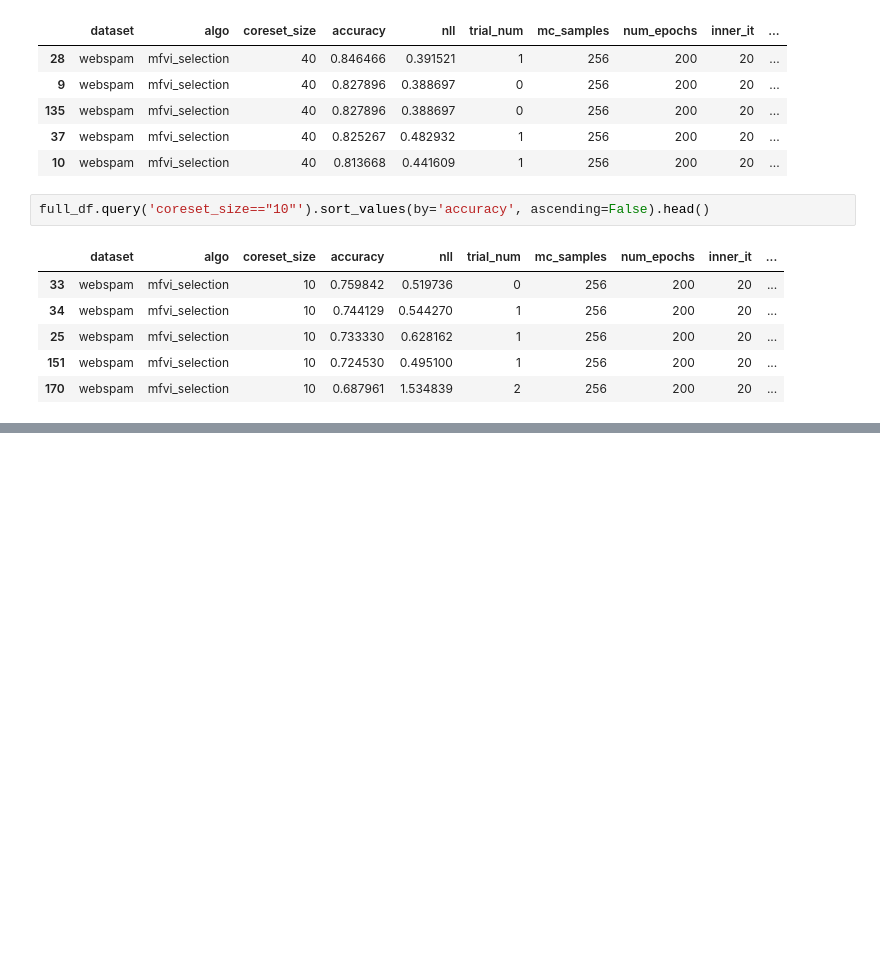
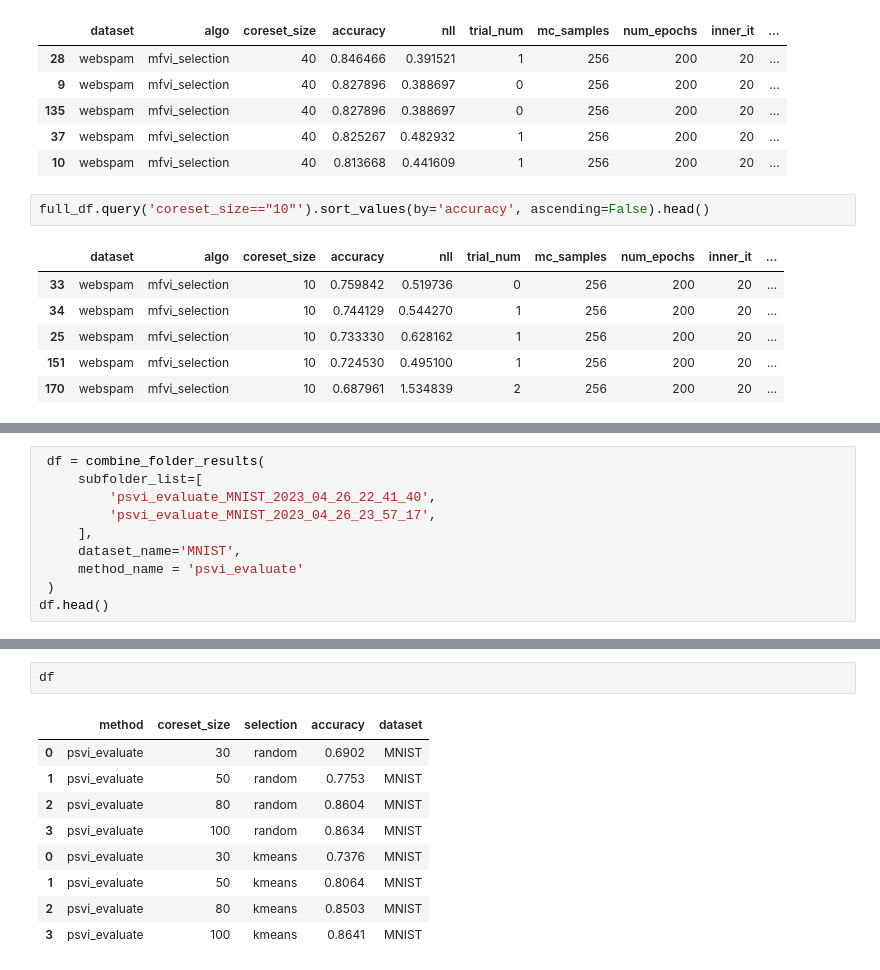
Before and after one commit to souravc83/Blackbox-Coresets-VI, a Jupyter notebook: psvi/notebooks/postprocessing_results.ipynb, the cells around one changed output, grey strips where cells are left out. Drawn from its saved outputs; the diff is of its cells as text; blank space fills up the shorter version.

```diff
--- a/psvi/notebooks/postprocessing_results.ipynb
+++ b/psvi/notebooks/postprocessing_results.ipynb
@@ -233,0 +348,10 @@ full_df.query('coreset_size=="10"').sort_values(by='accuracy', ascending=False).
+# %%
+ df = combine_folder_results(
+     subfolder_list=[
+         'psvi_evaluate_MNIST_2023_04_26_22_41_40',
+         'psvi_evaluate_MNIST_2023_04_26_23_57_17',
+     ],
+     dataset_name='MNIST',
+     method_name = 'psvi_evaluate'
+ )
+df.head()
@@ -233,0 +371,12 @@ full_df.query('coreset_size=="10"').sort_values(by='accuracy', ascending=False).
+# %%
+df
+# %% [output]
+|  | method | coreset_size | selection | accuracy | dataset |
+| 0 | psvi_evaluate | 30 | random | 0.6902 | MNIST |
+| 1 | psvi_evaluate | 50 | random | 0.7753 | MNIST |
+| 2 | psvi_evaluate | 80 | random | 0.8604 | MNIST |
+| 3 | psvi_evaluate | 100 | random | 0.8634 | MNIST |
+| 0 | psvi_evaluate | 30 | kmeans | 0.7376 | MNIST |
+| 1 | psvi_evaluate | 50 | kmeans | 0.8064 | MNIST |
+| 2 | psvi_evaluate | 80 | kmeans | 0.8503 | MNIST |
+| 3 | psvi_evaluate | 100 | kmeans | 0.8641 | MNIST |
```
Also changed, not shown: parts of 6 cells of this notebook, 3 other files.
